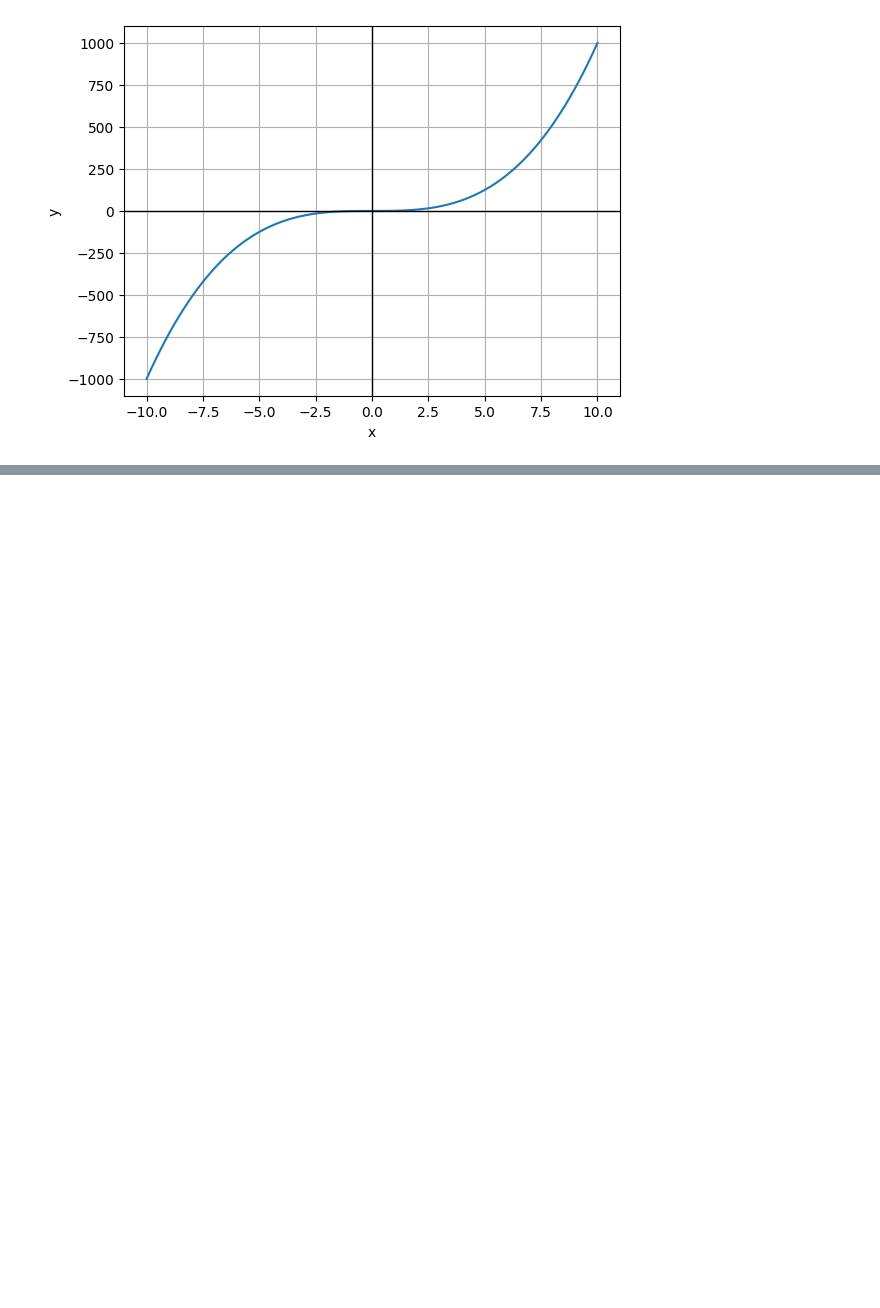
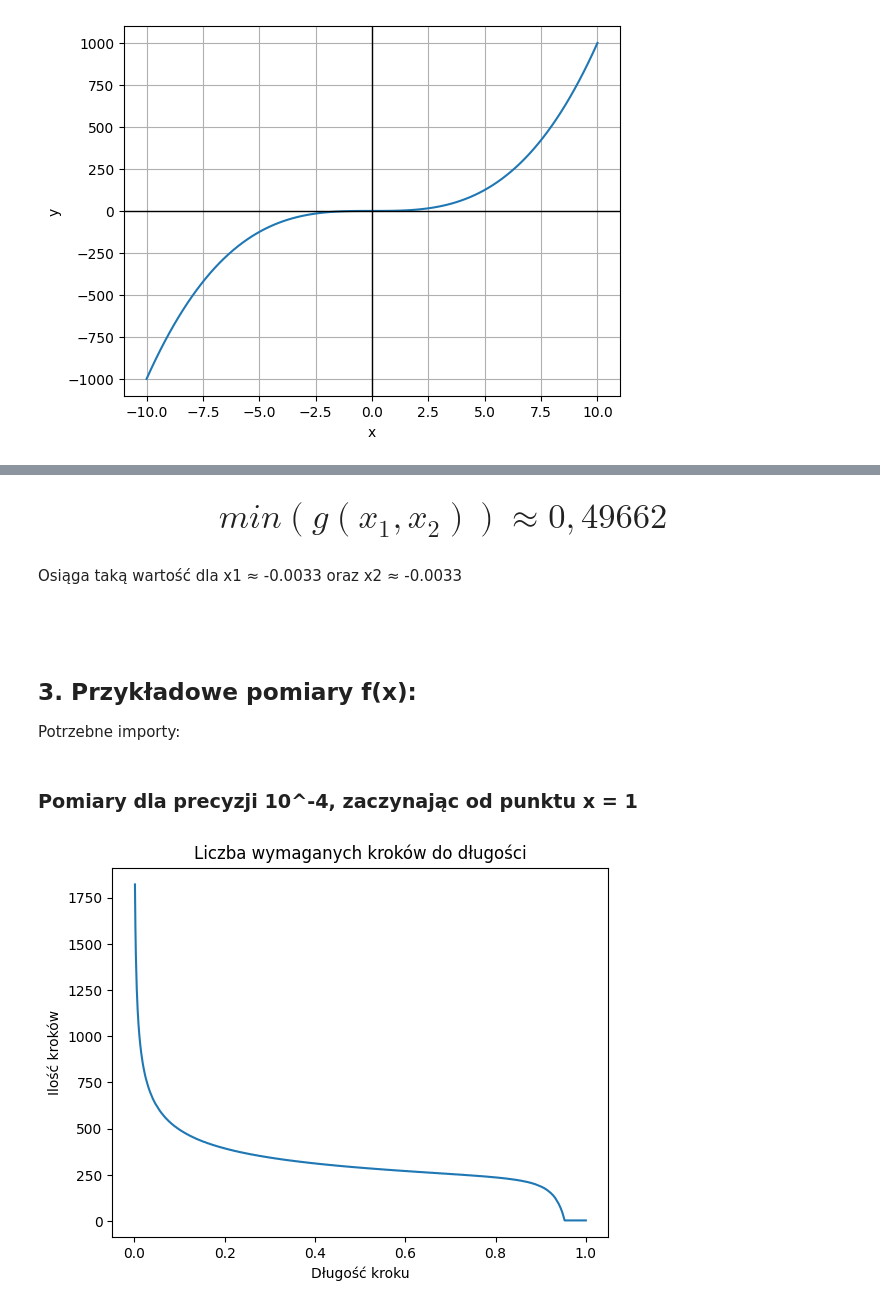
Before and after one commit to mbo009/WSI23Z, a Jupyter notebook: LAB01/Untitled.ipynb, the cells around one changed output, grey strips where cells are left out. Saved outputs shown, nothing was run; the diff lists cells and outputs as text; code cells hidden in the pictures; blank space fills up the shorter version.

Commit message:
Added measurements for random x

```diff
--- a/LAB01/Untitled.ipynb
+++ b/LAB01/Untitled.ipynb
@@ -22,0 +53,9 @@ plt_function(functions.fGradient, True)
+# %% [markdown]
+<span style = "font-size: 32px">$$min(g(x_1, x_2)) ≈ 0,49662 $$</span>
+# %% [markdown]
+Osiąga taką wartość dla x1 ≈ -0.0033 oraz x2 ≈ -0.0033
+<br> <br> <br>
+# %% [markdown]
+## 3. Przykładowe pomiary f(x):
+Potrzebne importy:
+<br>
@@ -22,0 +64,7 @@ plt_function(functions.fGradient, True)
+# %% [markdown]
+### Pomiary dla precyzji 10^-4, zaczynając od punktu x = 1
+# %%
+measurements = stepLenDependency(functions.f, functions.fGradient, 1e-4, 0.001, 1e6, 1)
+plt_stepLen(measurements, "Liczba wymaganych kroków do długości", 0.001)
+# %% [output]
+[figure, added]
```
Also changed, not shown: parts of 24 cells of this notebook, 5 other files.
